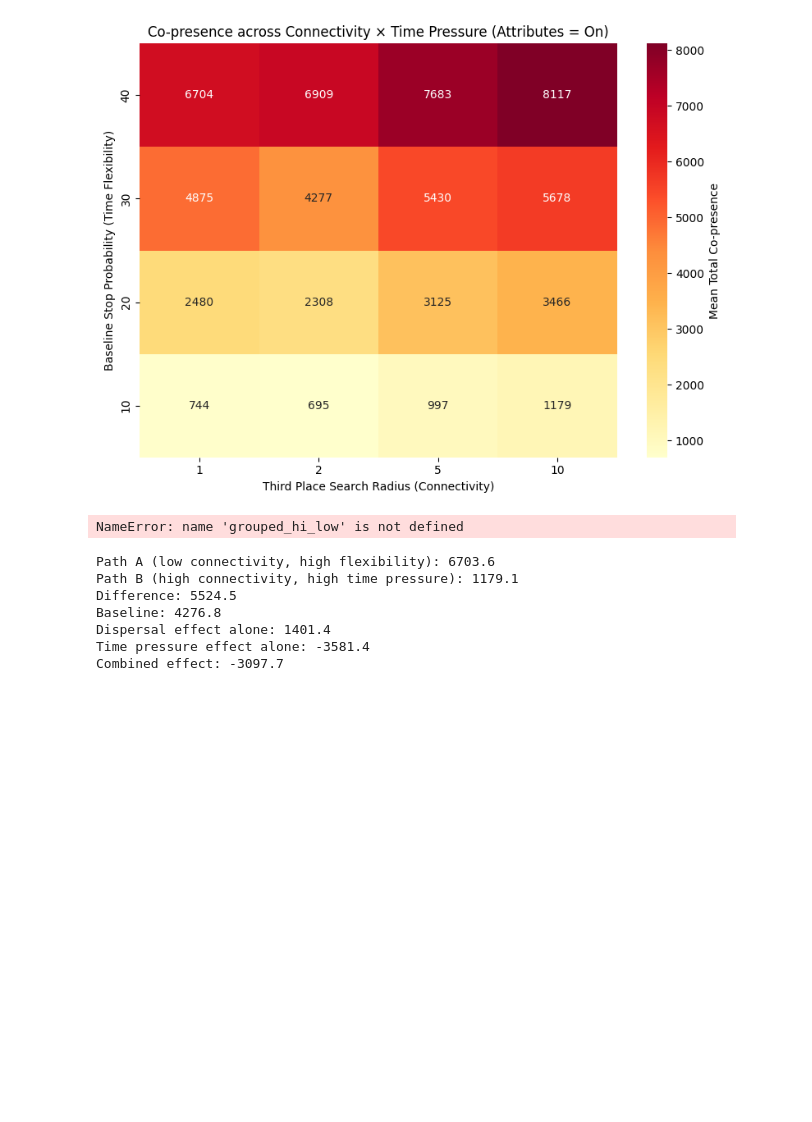
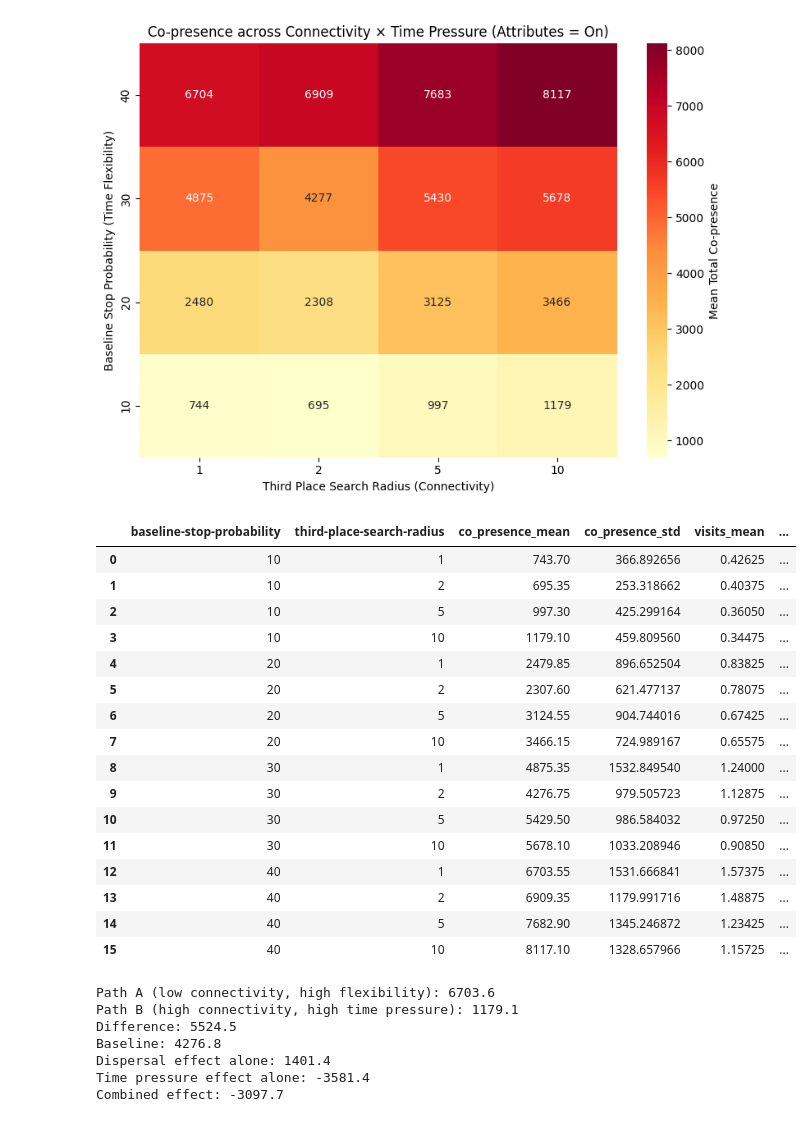
Before and after one commit to Tony-Vo-1011/Bachelor-Thesis, a Jupyter notebook: Netlogo/four_case_cnnectivity_time_pressure.ipynb, the cells around one changed output. Saved outputs shown, nothing was run; the diff lists cells and outputs as text; code cells hidden in the pictures; blank space fills up the shorter version.

Commit message:
New Tables for connect vs time

```diff
--- a/Netlogo/four_case_cnnectivity_time_pressure.ipynb
+++ b/Netlogo/four_case_cnnectivity_time_pressure.ipynb
@@ -523,9 +523,25 @@ plt.tight_layout()
 # %% [output]
 [figure]
 # %%
-grouped_hi_low
+grouped_low_hi
 # %% [output]
-NameError: name 'grouped_hi_low' is not defined
+|  | baseline-stop-probability | third-place-search-radius | co_presence_mean | co_presence_std | visits_mean | ... |
+| 0 | 10 | 1 | 743.70 | 366.892656 | 0.42625 | ... |
+| 1 | 10 | 2 | 695.35 | 253.318662 | 0.40375 | ... |
+| 2 | 10 | 5 | 997.30 | 425.299164 | 0.36050 | ... |
+| 3 | 10 | 10 | 1179.10 | 459.809560 | 0.34475 | ... |
+| 4 | 20 | 1 | 2479.85 | 896.652504 | 0.83825 | ... |
+| 5 | 20 | 2 | 2307.60 | 621.477137 | 0.78075 | ... |
+| 6 | 20 | 5 | 3124.55 | 904.744016 | 0.67425 | ... |
+| 7 | 20 | 10 | 3466.15 | 724.989167 | 0.65575 | ... |
+| 8 | 30 | 1 | 4875.35 | 1532.849540 | 1.24000 | ... |
+| 9 | 30 | 2 | 4276.75 | 979.505723 | 1.12875 | ... |
+| 10 | 30 | 5 | 5429.50 | 986.584032 | 0.97250 | ... |
+| 11 | 30 | 10 | 5678.10 | 1033.208946 | 0.90850 | ... |
+| 12 | 40 | 1 | 6703.55 | 1531.666841 | 1.57375 | ... |
+| 13 | 40 | 2 | 6909.35 | 1179.991716 | 1.48875 | ... |
+| 14 | 40 | 5 | 7682.90 | 1345.246872 | 1.23425 | ... |
+| 15 | 40 | 10 | 8117.10 | 1328.657966 | 1.15725 | ... |
 # %%
 path_a = grouped_low_hi[
     (grouped_low_hi["baseline-stop-probability"] == 40) &
```
Also changed, not shown: parts of 2 cells of this notebook, 1 other file.
